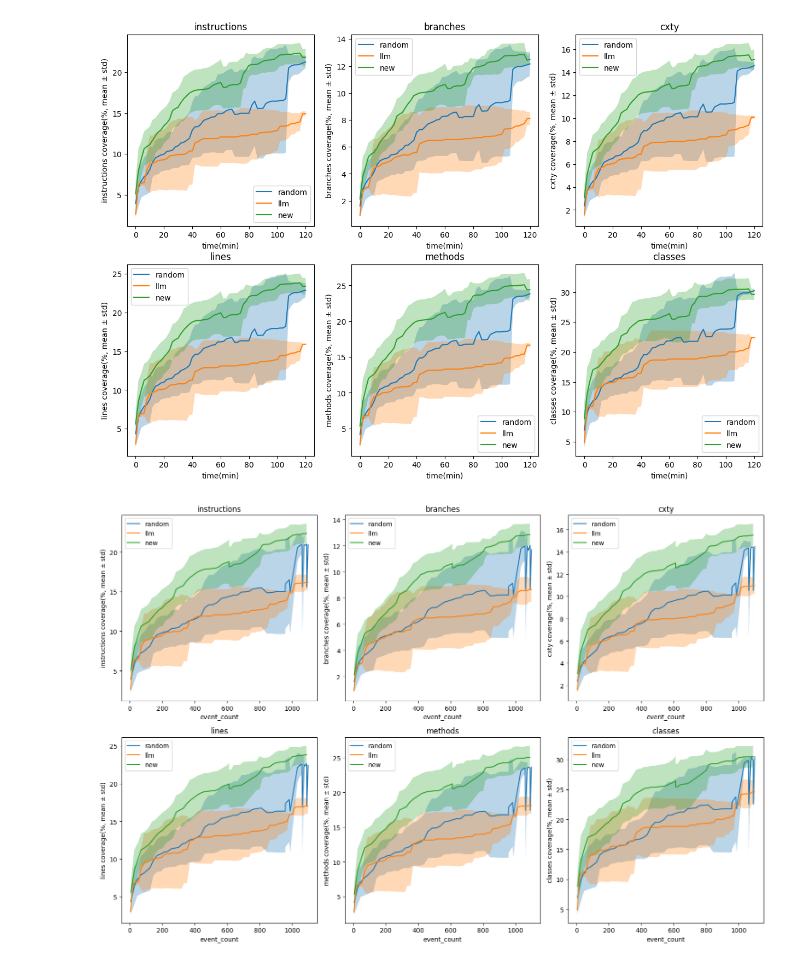
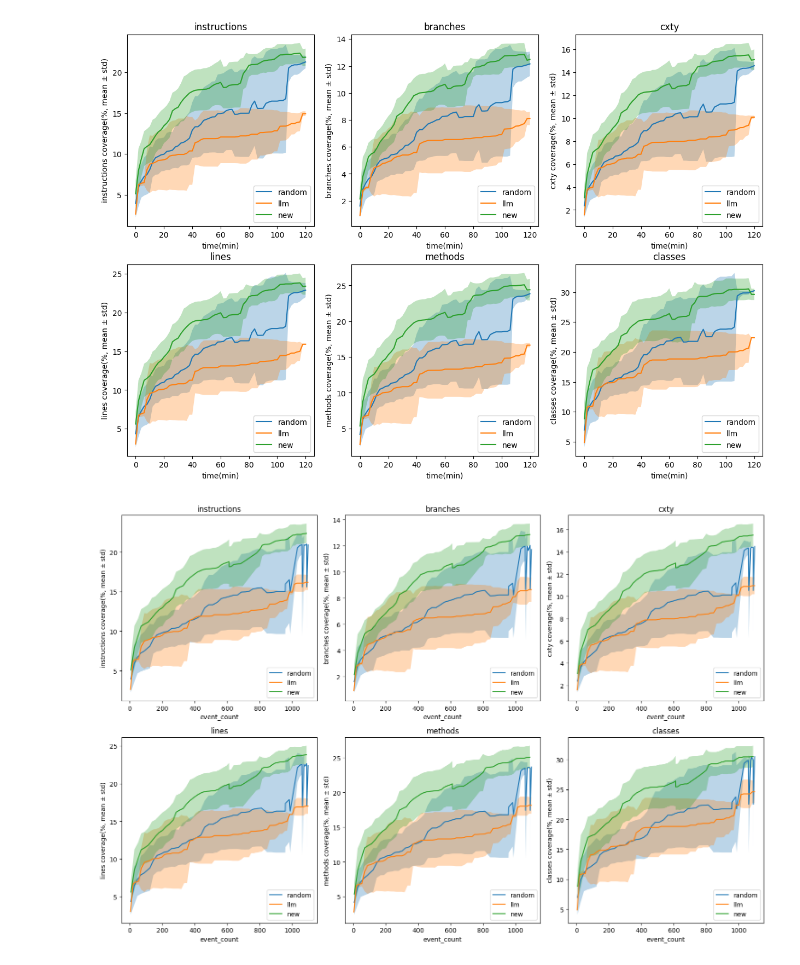
Before and after one commit to llipengda/kea-test, a Jupyter notebook: analysis/anki.ipynb, the cells around one changed output. Cells and saved outputs as stored; diff of their text form; code cells hidden in the pictures.

```diff
--- a/analysis/anki.ipynb
+++ b/analysis/anki.ipynb
@@ -58,37 +58,37 @@ def draw(files: list[str], name: str):
         x = data['index']
         ax.plot(x * 2, y, label=name)
         ax.fill_between(x * 2, y - yerr, y + yerr, alpha=0.3)
         ax.set_title(col)
         ax.set_xlabel('time(min)')
         ax.set_ylabel(f'{col} coverage(%, mean ± std)')
-        ax.legend()
+        ax.legend(loc='lower right')
 
     data = df_grouped[df_grouped['event_count'] <= 1100]
     data = data.sort_values(by='event_count')
 
     for i, col in enumerate(cols):
         ax = axs_event[i // 3, i % 3]
         y = data[f'{col}_mean']
         yerr = data[f'{col}_std']
         x = data['event_count']
         ax.plot(x, y, label=name)
         ax.fill_between(x, y - yerr, y + yerr, alpha=0.3)
         ax.set_title(col)
         ax.set_xlabel('event_count')
         ax.set_ylabel(f'{col} coverage(%, mean ± std)')
-        ax.legend()
+        ax.legend(loc='lower right')
 
     plt.tight_layout()
 
 
 draw(random_files, 'random')
 draw(llm_files, 'llm')
 draw(new_files, 'new')
 
 plt.show()
 # %% [output]
-[figure, old version]
+[figure, new version]
-[figure, old version]
+[figure, new version]
 # %%
 import os
 
```
Also changed, not shown: parts of 1 cell of this notebook, 29 other files.
